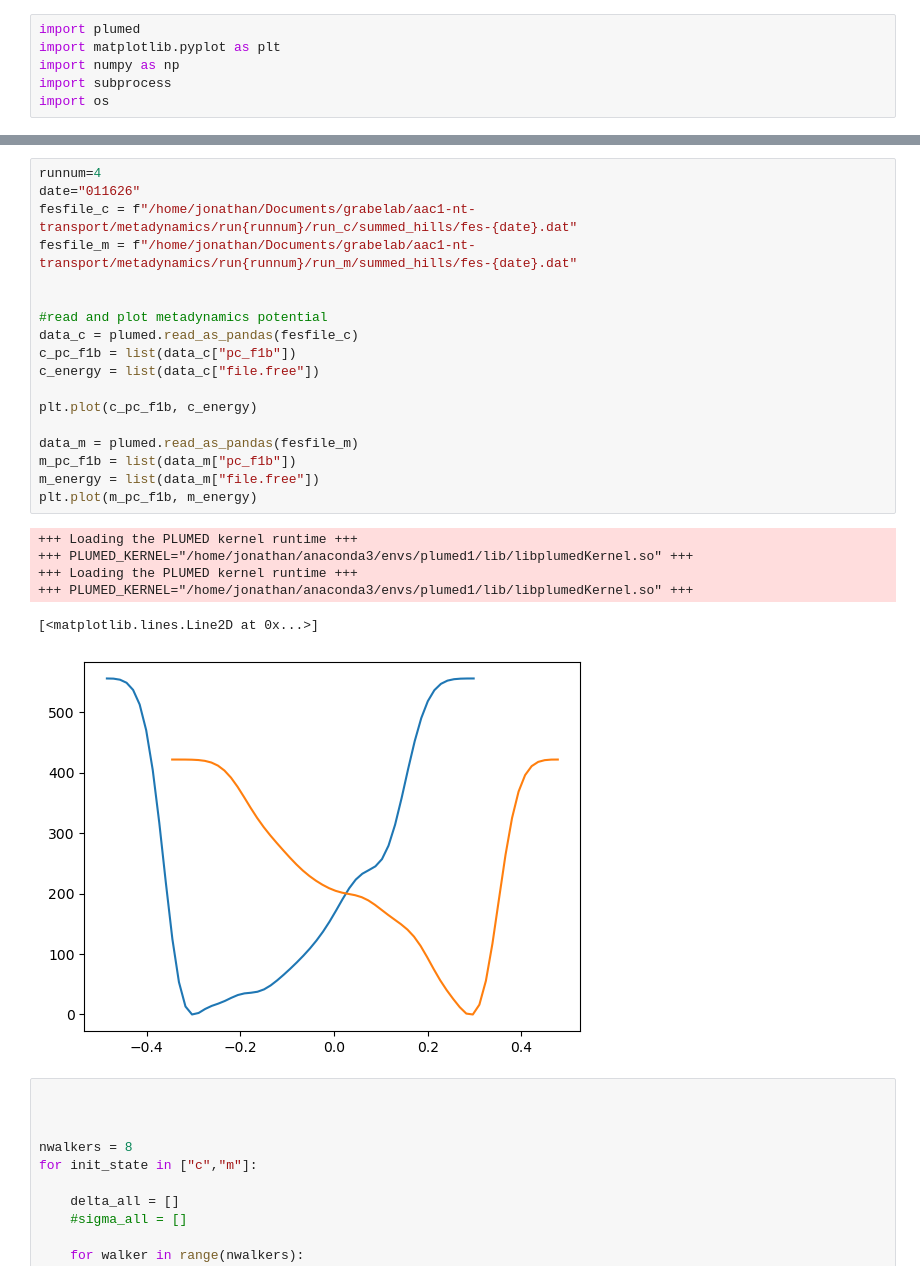
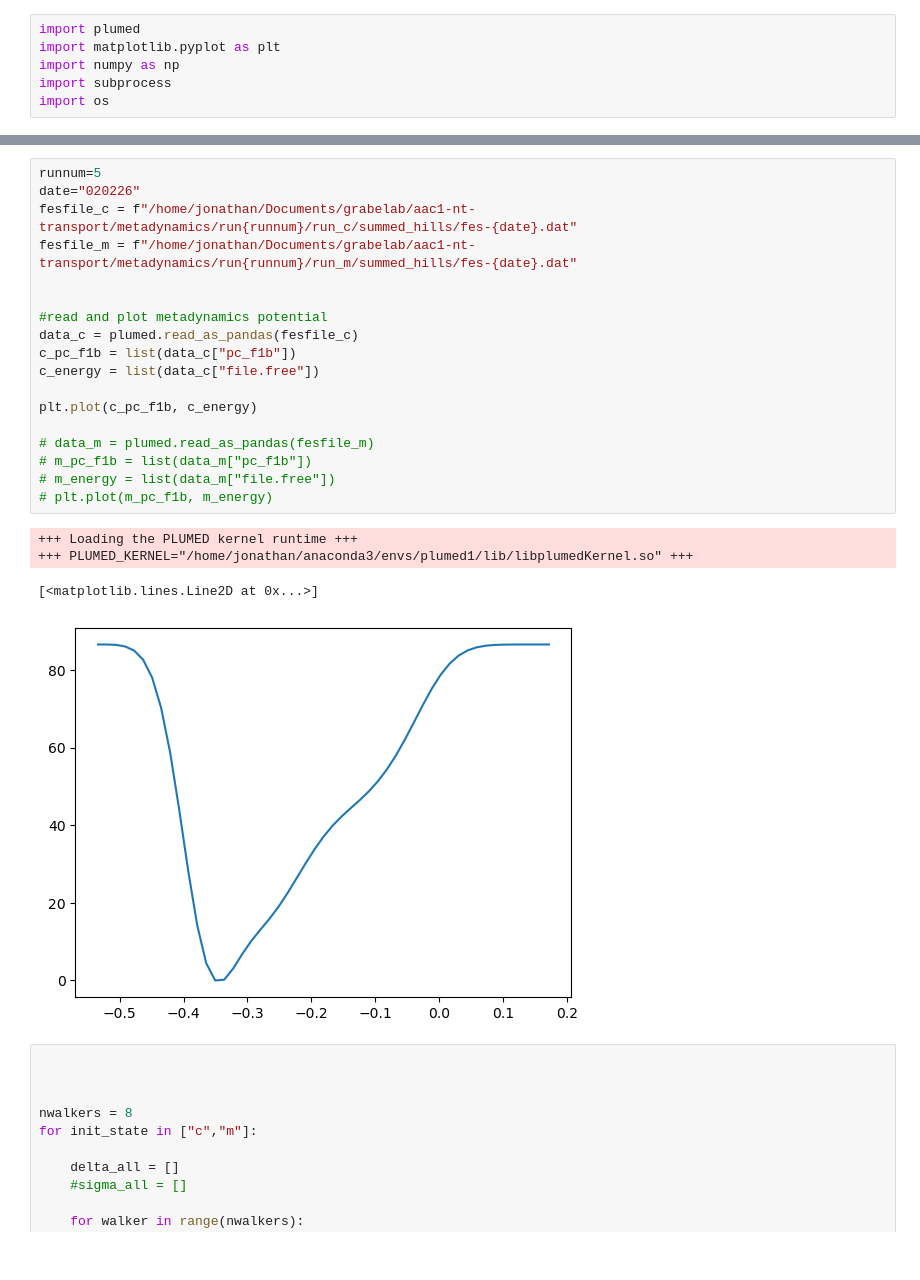
Before and after one commit to JonathanHB/aac1-nt-transport, a Jupyter notebook: metadynamics/run5/scripts/1d_analysis.ipynb, the cells around one changed output, grey strips where cells are left out. Saved outputs shown, nothing was run; the diff lists cells and outputs as text.

```diff
--- a/metadynamics/run5/scripts/1d_analysis.ipynb
+++ b/metadynamics/run5/scripts/1d_analysis.ipynb
@@ -127,28 +128,26 @@ plt.show()
 # %%
-runnum=4
-date="011626"
+runnum=5
+date="020226"
 fesfile_c = f"/home/jonathan/Documents/grabelab/aac1-nt-transport/metadynamics/run{runnum}/run_c/summed_hills/fes-{date}.dat"
 fesfile_m = f"/home/jonathan/Documents/grabelab/aac1-nt-transport/metadynamics/run{runnum}/run_m/summed_hills/fes-{date}.dat"
 
 
 #read and plot metadynamics potential
 data_c = plumed.read_as_pandas(fesfile_c)
 c_pc_f1b = list(data_c["pc_f1b"])
 c_energy = list(data_c["file.free"])
 
 plt.plot(c_pc_f1b, c_energy)
 
-data_m = plumed.read_as_pandas(fesfile_m)
-m_pc_f1b = list(data_m["pc_f1b"])
-m_energy = list(data_m["file.free"])
-plt.plot(m_pc_f1b, m_energy)
+# data_m = plumed.read_as_pandas(fesfile_m)
+# m_pc_f1b = list(data_m["pc_f1b"])
+# m_energy = list(data_m["file.free"])
+# plt.plot(m_pc_f1b, m_energy)
 # %% [output]
 +++ Loading the PLUMED kernel runtime +++
 +++ PLUMED_KERNEL="/home/jonathan/anaconda3/envs/plumed1/lib/libplumedKernel.so" +++
-+++ Loading the PLUMED kernel runtime +++
-+++ PLUMED_KERNEL="/home/jonathan/anaconda3/envs/plumed1/lib/libplumedKernel.so" +++
 [<matplotlib.lines.Line2D at 0x...>]
-[figure, old version]
+[figure, new version]
 # %%
 
 
```
Also changed, not shown: parts of 2 cells of this notebook, 10 other files.
